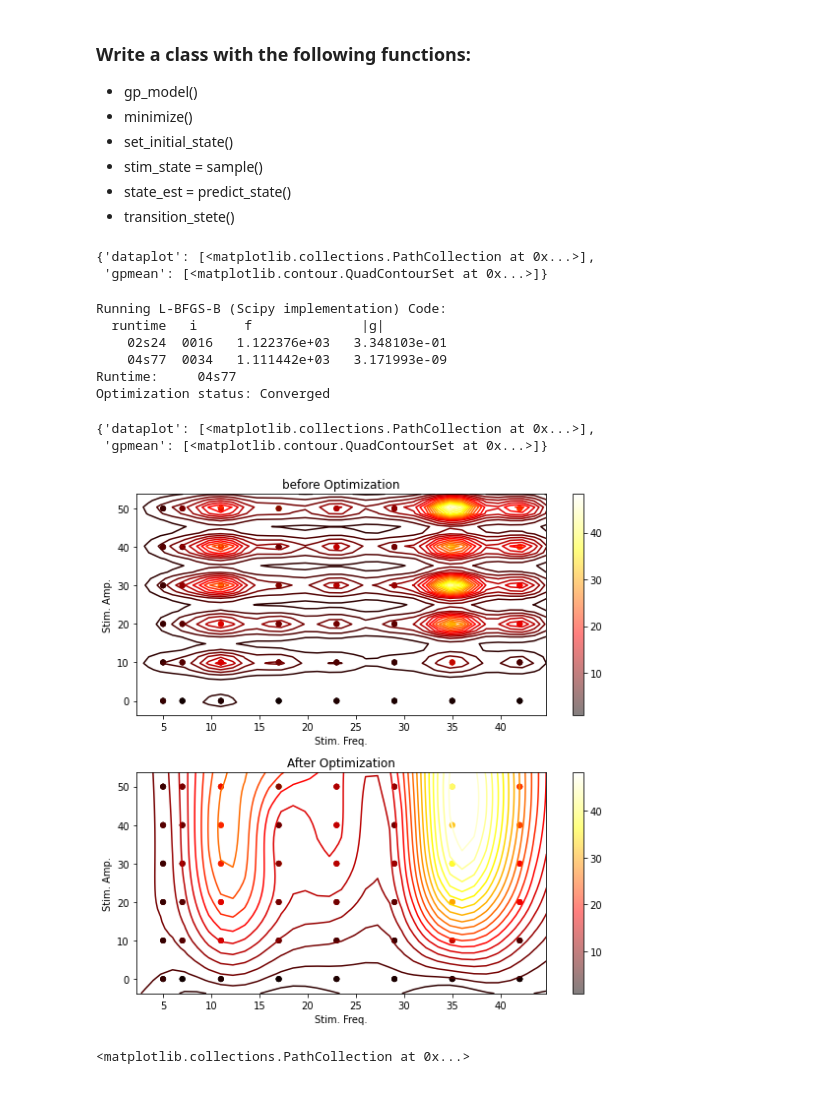
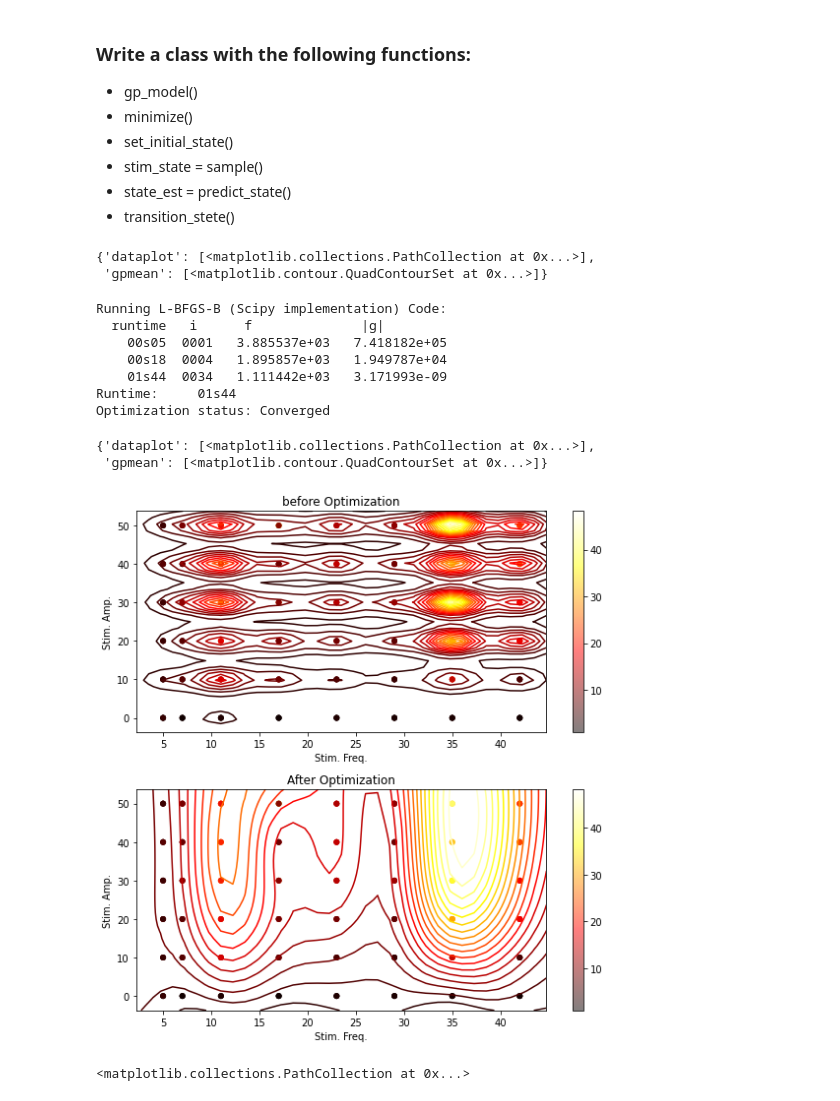
Before and after one commit to Simurgh818/NeuroGaussianProcess, a Jupyter notebook: state_dr_gp.ipynb, the cells around one changed output. Cells and saved outputs as stored; diff of their text form; code cells hidden in the pictures.

Commit message:
drafting initialize_data_dr_sim() function.

```diff
--- a/state_dr_gp.ipynb
+++ b/state_dr_gp.ipynb
@@ -16,6 +16,26 @@ import pandas as pd
 import GPy
 # %%
 path = "Mark_4sec_CA3PSD_ISO_freqamp_020619.csv"
+# %%
+# Import datasets as pandas
+CA1_df = pd.read_csv(path)
+
+# Get frequency and amplitudes
+U1 = CA1_df.iloc[:,  0:2]
+# Get the coordinate of pre stimulation gamma
+X0_coords = np.arange(33,52)
+
+# sum of pre stimulation gamma
+data = np.sum(CA1_df.iloc[:, X0_coords], axis=1)
+X0_psd = pd.DataFrame(data=data, columns=['sum_preStim_gamma'])
+X0_psd = X0_psd*1e10
+lower_bound = np.min(U1)
+upper_bound = np.max(U1)
+
+X1_coords = np.arange(133,152)
+X1 = np.sum(CA1_df.iloc[:, X1_coords],axis=1)
+X1 =X1[:, np.newaxis] # reshape
+X1 = X1*1e10 # bring to >0 range
 # %%
 class state_dr_gp:
     '''
@@ -38,11 +58,20 @@ class state_dr_gp:
         X = CA1_df.iloc[:,  0:2]
         X_preStim_gamma = X.join(sum_preStim_gamma)
 
+
+
+        return ;
+
+    # initialize_data_dr_sim() function
+    def initialize_data_dr_sim(self, X0_coords, U1, X1, lower_bound, upper_bound, X0_psd):
+        # input_data
+        X_preStim_gamma = U1.join(X0_psd)
+        #GP model
         # define kernel
         ker = GPy.kern.Matern52(input_dim=3, variance=3., lengthscale=2.,ARD=True) + GPy.kern.White(3)
 
         # create simple GP model
-        m = GPy.models.GPRegression(X_preStim_gamma,Y_reshape,ker)
+        m = GPy.models.GPRegression(X_preStim_gamma,X1,ker)
         figure = GPy.plotting.plotting_library().figure(2, 1, figsize=(8,8))
         # GPy.plotting.change_plotting_library("matplotlib")
         canvas = m.plot(figure=figure, visible_dims=[0,1],row=(1),legend=False, xlabel='Stim. Freq.', ylabel='Stim. Amp.',
@@ -60,21 +89,12 @@ class state_dr_gp:
         ax = plt.gca()
         PCM = ax.get_children()[0]
         plt.colorbar(PCM, ax=ax)
-
-        return X_preStim_gamma, Y_reshape, m;
-
-    # initialize_data_dr_sim() function
-    def initialize_data_dr_sim(self, X0_coords, U1, X1, lower_bound, upper_bound, X0_psd):
-        # input_data
-
-        #GP model
-
         # Min and Max of State
 
         # Number of trials
 
 
-        return
+        return X_preStim_gamma, X1, m;
 
 
     #Minimize Function
@@ -84,27 +104,22 @@ class state_dr_gp:
         return
 # %%
 model = state_dr_gp()
-CA1_df = pd.read_csv(path)
-U1 = CA1_df.iloc[:,  0:2]
-X0_coords = np.arange(33,52)
-data = np.sum(CA1_df.iloc[:, X0_coords], axis=1)
-X0_psd = pd.DataFrame(data=data, columns=['sum_preStim_gamma'])
-X0_psd = X0_psd*1e10
-
-x, y, trained_model = model.gp_model(path)
-# print(x)
-# %% [output]
-{'dataplot': [<matplotlib.collections.PathCollection at 0x...>],
- 'gpmean': [<matplotlib.contour.QuadContourSet at 0x...>]}
-Running L-BFGS-B (Scipy implementation) Code:
-  runtime   i      f              |g|
-    02s24  0016   1.122376e+03   3.348103e-01
-    04s77  0034   1.111442e+03   3.171993e-09
-Runtime:     04s77
-Optimization status: Converged
-{'dataplot': [<matplotlib.collections.PathCollection at 0x...>],
- 'gpmean': [<matplotlib.contour.QuadContourSet at 0x...>]}
-[figure, removed]
+# %%
+x, y, trained_model = model.initialize_data_dr_sim(X0_coords, U1, X1, lower_bound, upper_bound, X0_psd)
+# print(x)
+# %% [output]
+{'dataplot': [<matplotlib.collections.PathCollection at 0x...>],
+ 'gpmean': [<matplotlib.contour.QuadContourSet at 0x...>]}
+Running L-BFGS-B (Scipy implementation) Code:
+  runtime   i      f              |g|
+    00s05  0001   3.885537e+03   7.418182e+05
+    00s18  0004   1.895857e+03   1.949787e+04
+    01s44  0034   1.111442e+03   3.171993e-09
+Runtime:     01s44
+Optimization status: Converged
+{'dataplot': [<matplotlib.collections.PathCollection at 0x...>],
+ 'gpmean': [<matplotlib.contour.QuadContourSet at 0x...>]}
+[figure, added]
 # %%
 plt.scatter(x['Stim_1'],y)
 # %% [output]
```
